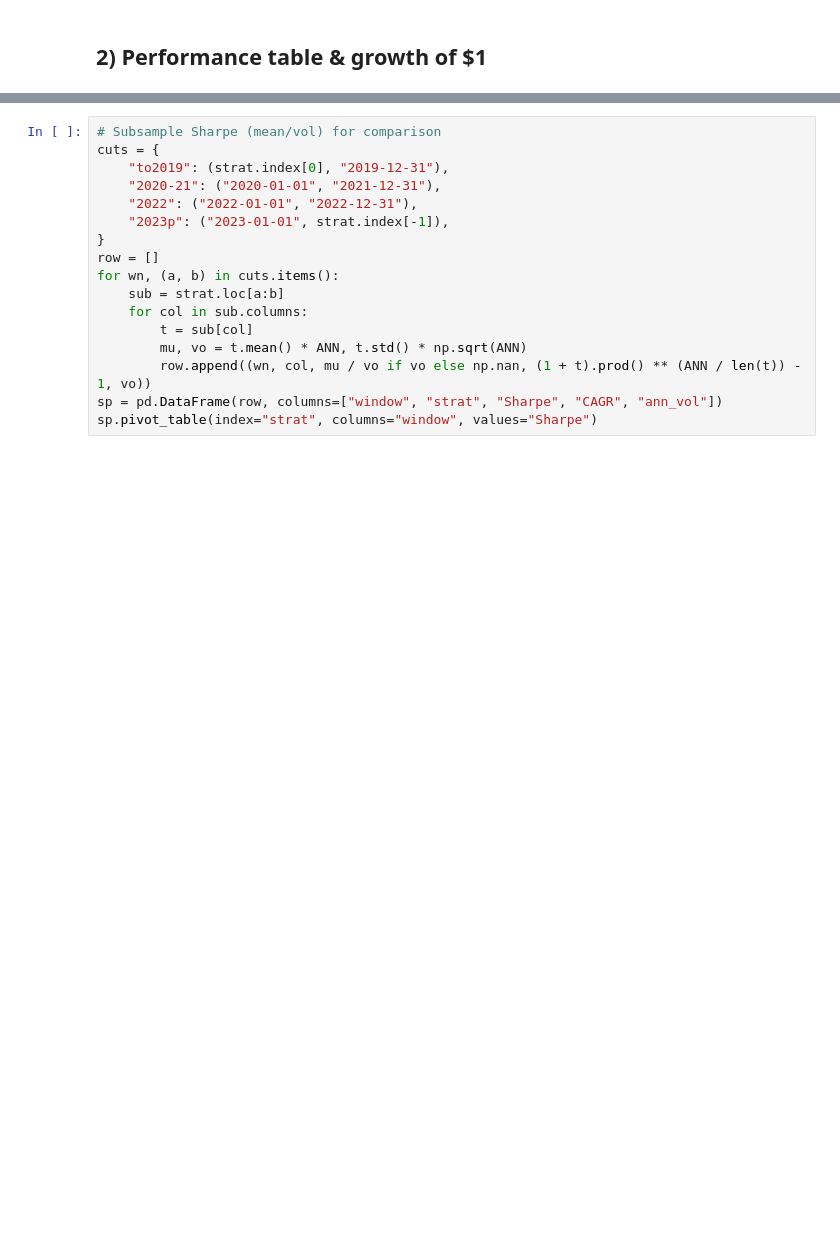
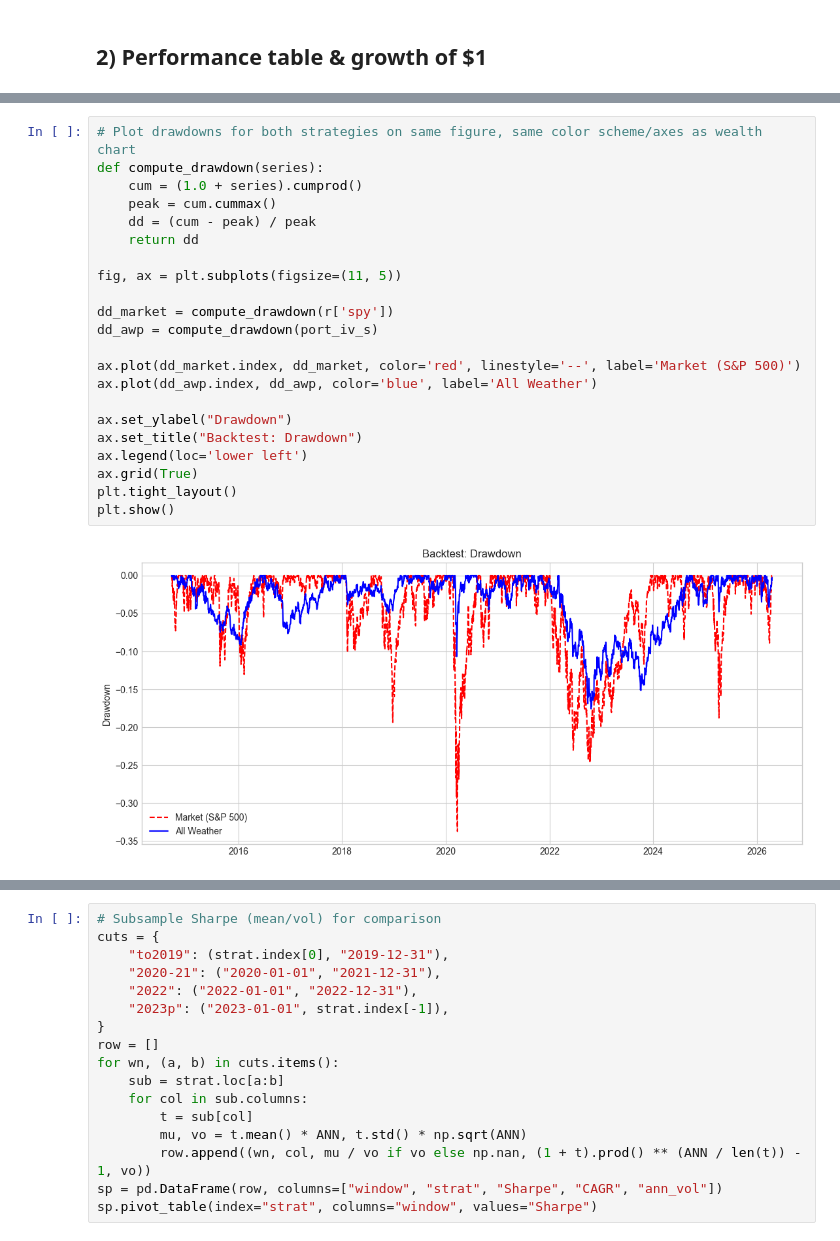
Before and after one commit to kcf1/fina4359-quant-trading, a Jupyter notebook: final/ben/awp_replication_analysis.ipynb, the cells around one changed output, grey strips where cells are left out. Cells and saved outputs as stored; diff of their text form; blank space fills up the shorter version.

```diff
--- a/final/ben/awp_replication_analysis.ipynb
+++ b/final/ben/awp_replication_analysis.ipynb
@@ -198,3 +231,27 @@ plt.show()
+# %%
+# Plot drawdowns for both strategies on same figure, same color scheme/axes as wealth chart
+def compute_drawdown(series):
+    cum = (1.0 + series).cumprod()
+    peak = cum.cummax()
+    dd = (cum - peak) / peak
+    return dd
+
+fig, ax = plt.subplots(figsize=(11, 5))
+
+dd_market = compute_drawdown(r['spy'])
+dd_awp = compute_drawdown(port_iv_s)
+
+ax.plot(dd_market.index, dd_market, color='red', linestyle='--', label='Market (S&P 500)')
+ax.plot(dd_awp.index, dd_awp, color='blue', label='All Weather')
+
+ax.set_ylabel("Drawdown")
+ax.set_title("Backtest: Drawdown")
+ax.legend(loc='lower left')
+ax.grid(True)
+plt.tight_layout()
+plt.show()
+# %% [output]
+[figure, added]
 # %%
 # Rolling 12M — pick main strategy
 sel = "AWP_fixed_30/40/15/7.5/7.5"
```
Also changed, not shown: parts of 24 cells of this notebook, 3 other files.
